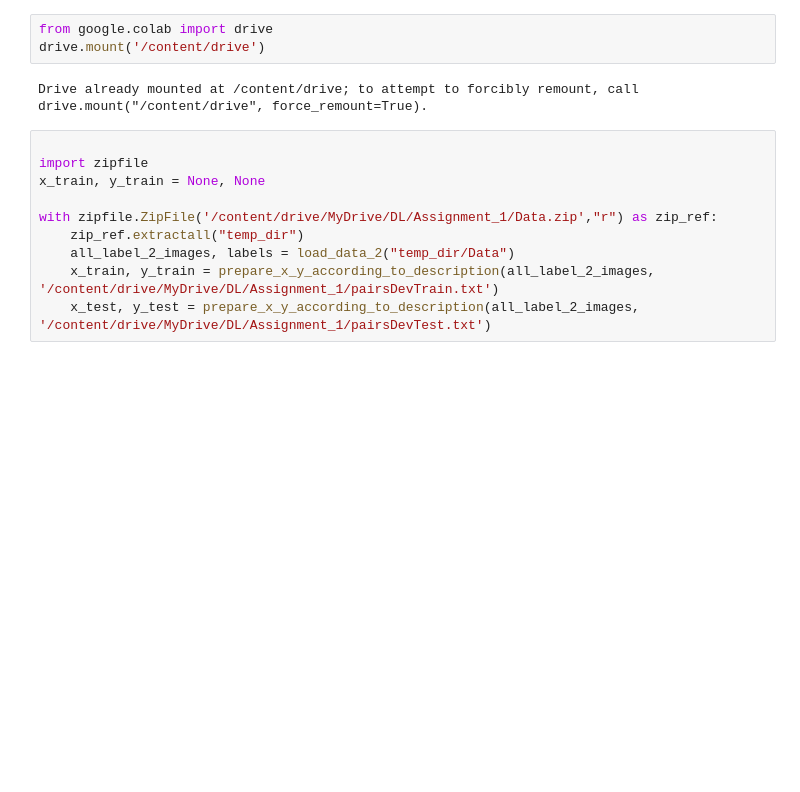
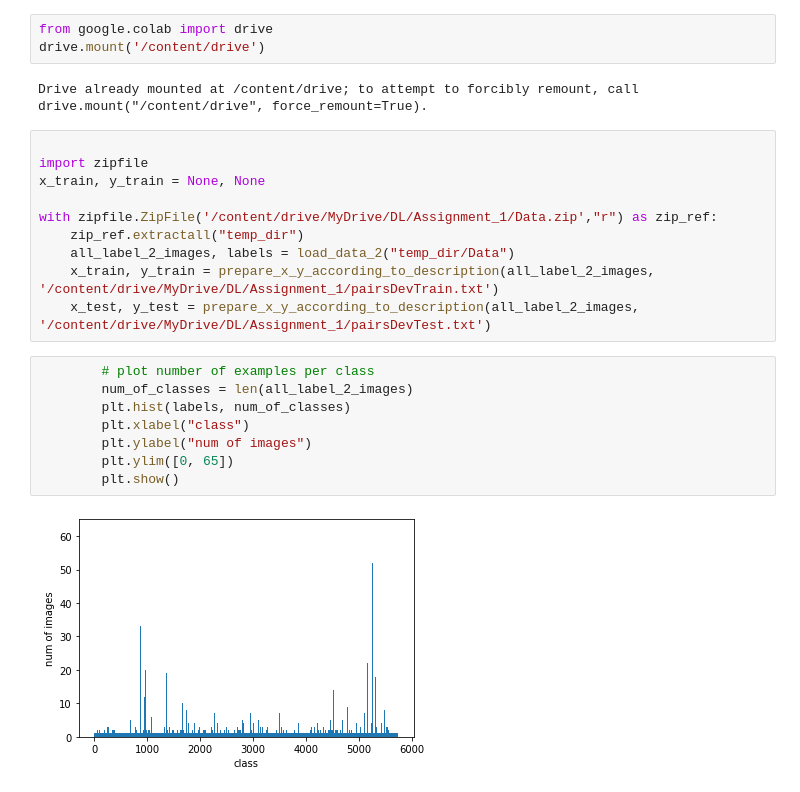
Before and after one commit to cshablin/Neural_Network, a Jupyter notebook: Assignment_2/notebook_assignment_2.ipynb, the cells around one changed output. Saved outputs shown, nothing was run; the diff lists cells and outputs as text; blank space fills up the shorter version.

```diff
--- a/Assignment_2/notebook_assignment_2.ipynb
+++ b/Assignment_2/notebook_assignment_2.ipynb
@@ -264,6 +264,16 @@ with zipfile.ZipFile('/content/drive/MyDrive/DL/Assignment_1/Data.zip',"r") as z
     all_label_2_images, labels = load_data_2("temp_dir/Data")
     x_train, y_train = prepare_x_y_according_to_description(all_label_2_images, '/content/drive/MyDrive/DL/Assignment_1/pairsDevTrain.txt')
     x_test, y_test = prepare_x_y_according_to_description(all_label_2_images, '/content/drive/MyDrive/DL/Assignment_1/pairsDevTest.txt')
+# %%
+        # plot number of examples per class
+        num_of_classes = len(all_label_2_images)
+        plt.hist(labels, num_of_classes)
+        plt.xlabel("class")
+        plt.ylabel("num of images")
+        plt.ylim([0, 65])
+        plt.show()
+# %% [output]
+[figure, added]
 # %%
 
 import tensorflow as tf
```
Also changed, not shown: parts of 7 cells of this notebook, 1 other file.
